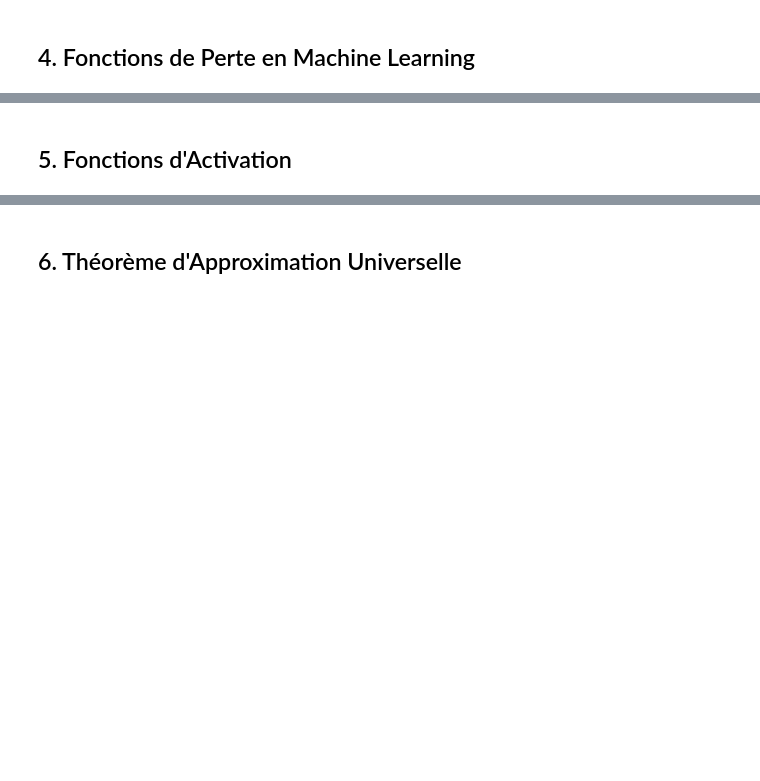
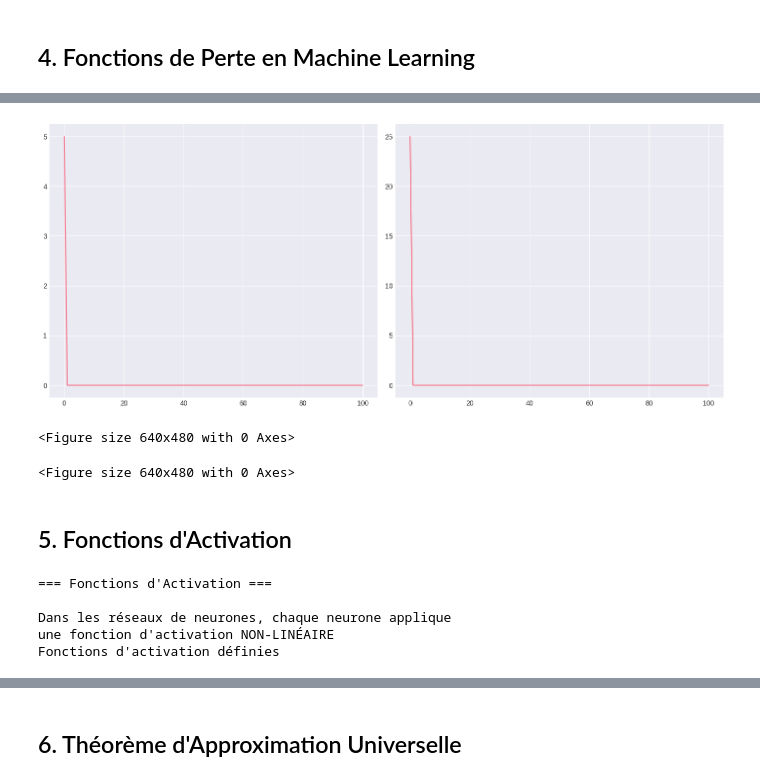
Before and after one commit to PETITLION/FRST_FDS_2025, a Jupyter notebook: Calculs_Différentiels/Calcul_Diff_Devoir_2/continuite_uniforme_deep_learning _exo.ipynb, the cells around one changed output, grey strips where cells are left out. Drawn from its saved outputs; the diff is of its cells as text; code cells hidden in the pictures; blank space fills up the shorter version.

```diff
--- a/Calculs_Différentiels/Calcul_Diff_Devoir_2/continuite_uniforme_deep_learning _exo.ipynb
+++ b/Calculs_Différentiels/Calcul_Diff_Devoir_2/continuite_uniforme_deep_learning _exo.ipynb
@@ -231,6 +372,55 @@ print("  ✓ Convexe")
 # %%
-# Visualisationfig, (ax1, ax2) = plt.subplots(1, 2, figsize=(14, 6))# Graphique 1: Trajectoires# TODO: Tracer les trajectoires de convergence pour différents learning rates# for name, hist in historiques.items():#     ax1.plot(range(len(hist)), hist, ...)# Graphique 2: Comparaison des vitesses# TODO: Comparer les vitesses de convergenceplt.tight_layout()# plt.show()
+# Visualisation
+fig, (ax1, ax2) = plt.subplots(1, 2, figsize=(14, 6))
+# Graphique 1: Trajectoires
+# TODO: Tracer les trajectoires de convergence pour différents learning rates
+for name, hist in historiques.items():
+  ax1.plot(range(len(hist)), hist, label=f'α = {alphas[name]:.4f} ({name})')
+  # Graphique 2: Comparaison des vitesses
+  # TODO: Comparer les vitesses de convergence
+  ax2.plot(range(len(hist)), [f_example(x) for x in hist], label=f'α = {alphas[name]:.4f} ({name})')
+
+
+
+  plt.tight_layout()
+  plt.show()
+# %% [output]
+[figure, added]
+<Figure size 640x480 with 0 Axes>
+<Figure size 640x480 with 0 Axes>
 # %% [markdown]
 ## 5. Fonctions d'Activation
 # %%
-print("=== Fonctions d'Activation ===")print("\nDans les réseaux de neurones, chaque neurone applique")print("une fonction d'activation NON-LINÉAIRE")# Définir les fonctions d'activationdef sigmoid(z):    """Sigmoïde : σ(z) = 1/(1 + e^(-z))"""    # TODO: Implémenter la fonction sigmoïde    return ...def sigmoid_derivative(z):    """Dérivée : σ'(z) = σ(z)(1 - σ(z))"""    # TODO: Implémenter la dérivée    return ...def relu(z):    """ReLU : max(0, z)"""    # TODO: Implémenter ReLU    return ...def tanh(z):    """Tangente hyperbolique"""    # TODO: Implémenter tanh    return ...print("Fonctions d'activation définies")
+print("=== Fonctions d'Activation ===")
+print("\nDans les réseaux de neurones, chaque neurone applique")
+print("une fonction d'activation NON-LINÉAIRE")
+
+# Définir les fonctions d'activation
+def sigmoid(z):
+    """Sigmoïde : σ(z) = 1/(1 + e^(-z))"""
+    # TODO: Implémenter la fonction sigmoïde
+    return 1 / (1 + np.exp(-z))
+
+def sigmoid_derivative(z):
+    """Dérivée : σ'(z) = σ(z)(1 - σ(z))"""
+    # TODO: Implémenter la dérivée
+    s = sigmoid(z)
+    return s * (1 - s)
+
+def relu(z):
+    """ReLU : max(0, z)"""
+    # TODO: Implémenter ReLU
+    return np.maximum(0, z)
+
+def tanh(z):
+    """Tangente hyperbolique"""
+    # TODO: Implémenter tanh
+    return np.tanh(z)
+
+print("Fonctions d'activation définies")
+# %% [output]
+=== Fonctions d'Activation ===
+
+Dans les réseaux de neurones, chaque neurone applique
+une fonction d'activation NON-LINÉAIRE
+Fonctions d'activation définies
```
Also changed, not shown: parts of 14 cells of this notebook.
